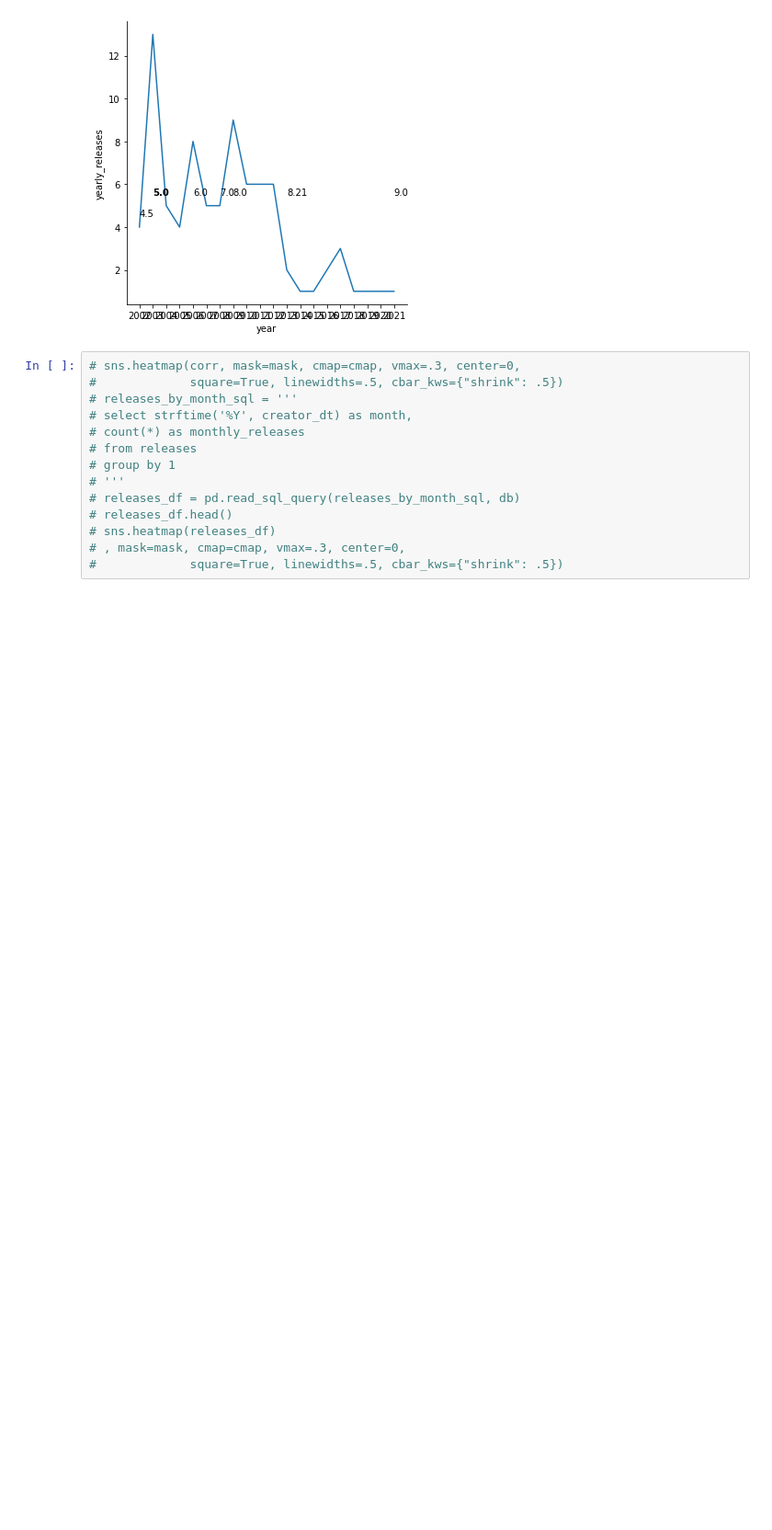
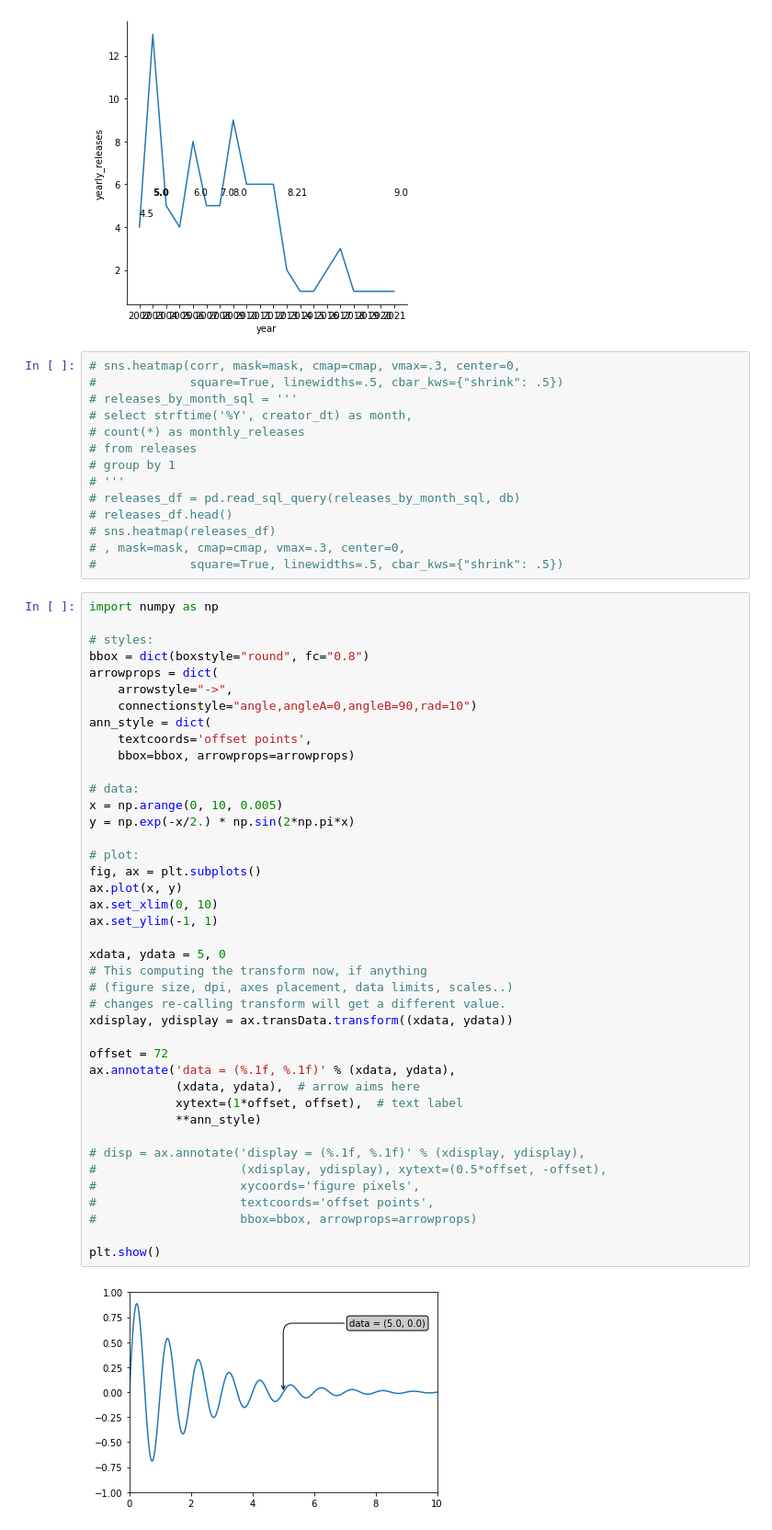
Before and after one commit to johntellsall/shotglass, a Jupyter notebook: dec/shotglass-coreutils.ipynb, the cells around one changed output. Shown at 92% size. Drawn from its saved outputs; the diff is of its cells as text; blank space fills up the shorter version.

```diff
--- a/dec/shotglass-coreutils.ipynb
+++ b/dec/shotglass-coreutils.ipynb
@@ -74,3 +74,46 @@ Text(19, 5.5, '9.0')
 # sns.heatmap(releases_df)
 # , mask=mask, cmap=cmap, vmax=.3, center=0,
 #             square=True, linewidths=.5, cbar_kws={"shrink": .5})
+# %%
+import numpy as np
+
+# styles:
+bbox = dict(boxstyle="round", fc="0.8")
+arrowprops = dict(
+    arrowstyle="->",
+    connectionstyle="angle,angleA=0,angleB=90,rad=10")
+ann_style = dict(
+    textcoords='offset points',
+    bbox=bbox, arrowprops=arrowprops)
+
+# data:
+x = np.arange(0, 10, 0.005)
+y = np.exp(-x/2.) * np.sin(2*np.pi*x)
+
+# plot:
+fig, ax = plt.subplots()
+ax.plot(x, y)
+ax.set_xlim(0, 10)
+ax.set_ylim(-1, 1)
+
+xdata, ydata = 5, 0
+# This computing the transform now, if anything
+# (figure size, dpi, axes placement, data limits, scales..)
+# changes re-calling transform will get a different value.
+xdisplay, ydisplay = ax.transData.transform((xdata, ydata))
+
+offset = 72
+ax.annotate('data = (%.1f, %.1f)' % (xdata, ydata),
+            (xdata, ydata),  # arrow aims here
+            xytext=(1*offset, offset),  # text label
+            **ann_style)
+
+# disp = ax.annotate('display = (%.1f, %.1f)' % (xdisplay, ydisplay),
+#                    (xdisplay, ydisplay), xytext=(0.5*offset, -offset),
+#                    xycoords='figure pixels',
+#                    textcoords='offset points',
+#                    bbox=bbox, arrowprops=arrowprops)
+
+plt.show()
+# %% [output]
+[figure, added]
```
